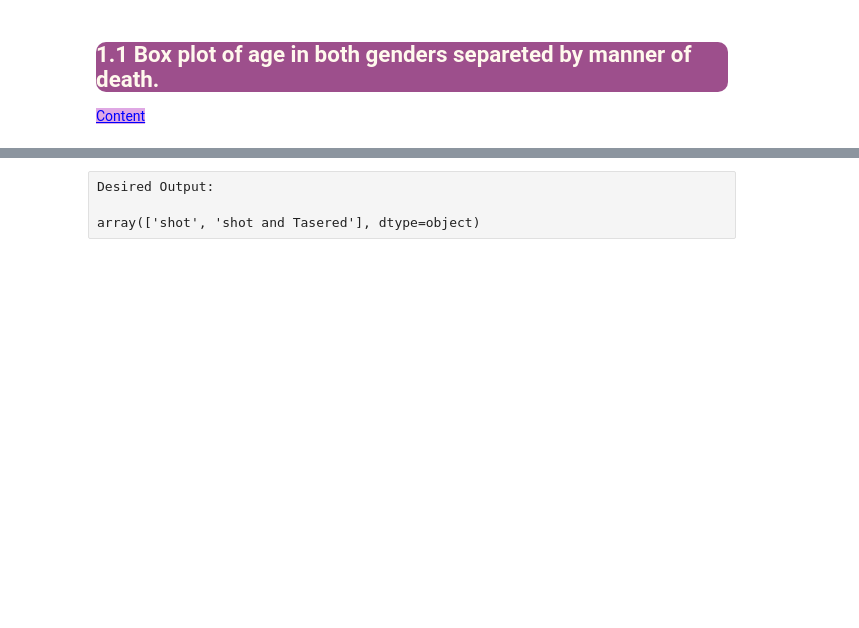
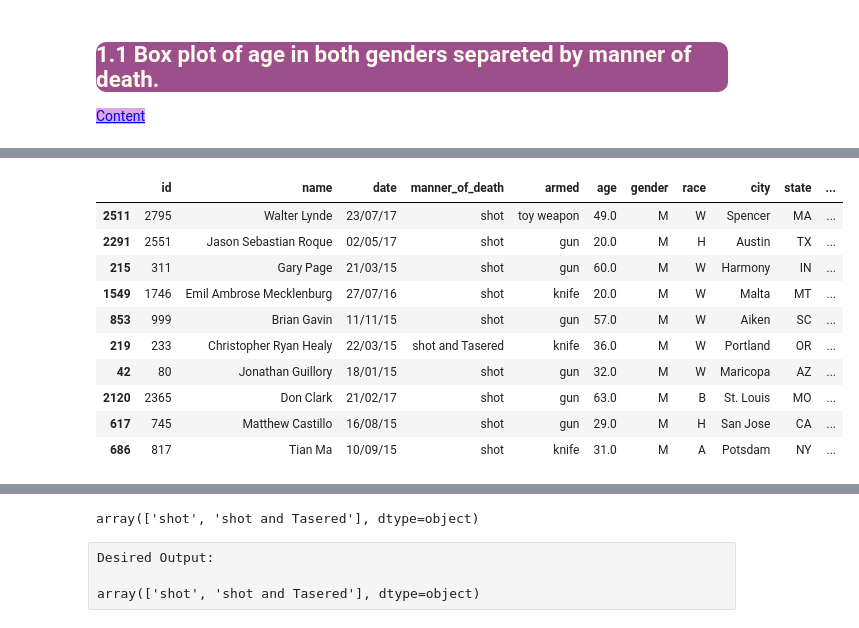
Before and after one commit to SongJiyeonPaek/CW_Assignments, a Jupyter notebook: DVwPY Assignment_02(Seaborn-PoliceKillings-US)/Assignment-2 (PoliceKillingUS-Seaborn)-Student.ipynb, the cells around one changed output, grey strips where cells are left out. Cells and saved outputs as stored; diff of their text form; code cells hidden in the pictures; blank space fills up the shorter version.

```diff
--- a/DVwPY Assignment_02(Seaborn-PoliceKillings-US)/Assignment-2 (PoliceKillingUS-Seaborn)-Student.ipynb
+++ b/DVwPY Assignment_02(Seaborn-PoliceKillings-US)/Assignment-2 (PoliceKillingUS-Seaborn)-Student.ipynb
@@ -225,13 +259,31 @@ Desired Output:
 # %%
 # Be noticed that your output may be different from the one below
 
 # YOUR CODE IS HERE
+
+kill.sample(10)
+# %% [output]
+|  | id | name | date | manner_of_death | armed | age | gender | race | city | state | ... |
+| 2511 | 2795 | Walter Lynde | 23/07/17 | shot | toy weapon | 49.0 | M | W | Spencer | MA | ... |
+| 2291 | 2551 | Jason Sebastian Roque | 02/05/17 | shot | gun | 20.0 | M | H | Austin | TX | ... |
+| 215 | 311 | Gary Page | 21/03/15 | shot | gun | 60.0 | M | W | Harmony | IN | ... |
+| 1549 | 1746 | Emil Ambrose Mecklenburg | 27/07/16 | shot | knife | 20.0 | M | W | Malta | MT | ... |
+| 853 | 999 | Brian Gavin | 11/11/15 | shot | gun | 57.0 | M | W | Aiken | SC | ... |
+| 219 | 233 | Christopher Ryan Healy | 22/03/15 | shot and Tasered | knife | 36.0 | M | W | Portland | OR | ... |
+| 42 | 80 | Jonathan Guillory | 18/01/15 | shot | gun | 32.0 | M | W | Maricopa | AZ | ... |
+| 2120 | 2365 | Don Clark | 21/02/17 | shot | gun | 63.0 | M | B | St. Louis | MO | ... |
+| 617 | 745 | Matthew Castillo | 16/08/15 | shot | gun | 29.0 | M | H | San Jose | CA | ... |
+| 686 | 817 | Tian Ma | 10/09/15 | shot | knife | 31.0 | M | A | Potsdam | NY | ... |
 # %% [markdown]
 Desired Output:
 
 <img src=https://i.ibb.co/cY90CMv/DV2-1a.png width="700" height="200">
 # %%
 # YOUR CODE IS HERE
+
+kill["manner_of_death"].unique()
+# %% [output]
+array(['shot', 'shot and Tasered'], dtype=object)
 # %% [raw]
 Desired Output:
 
```
Also changed, not shown: parts of 6 cells of this notebook.
